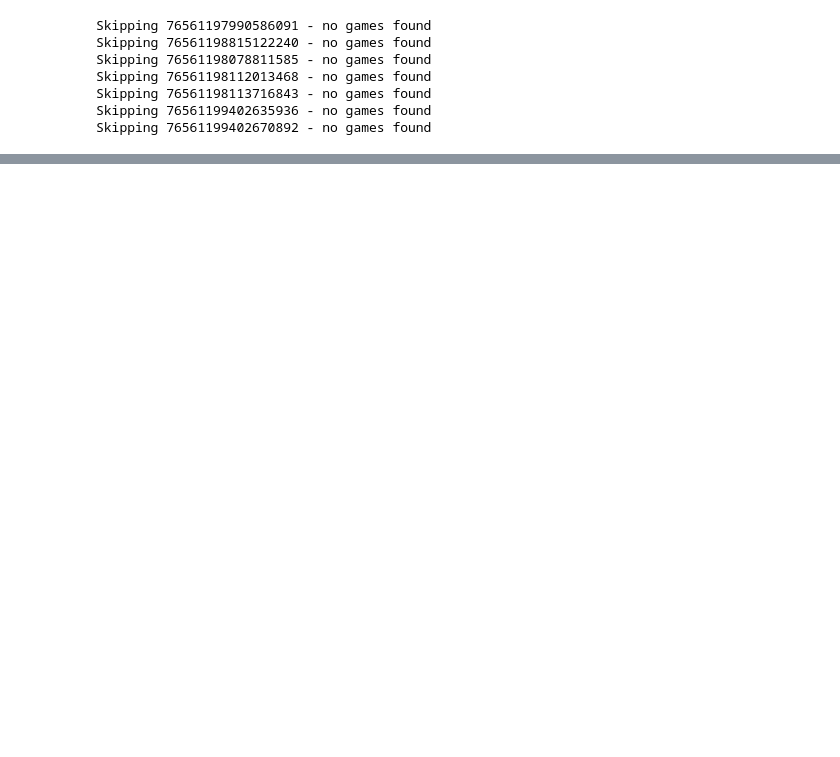
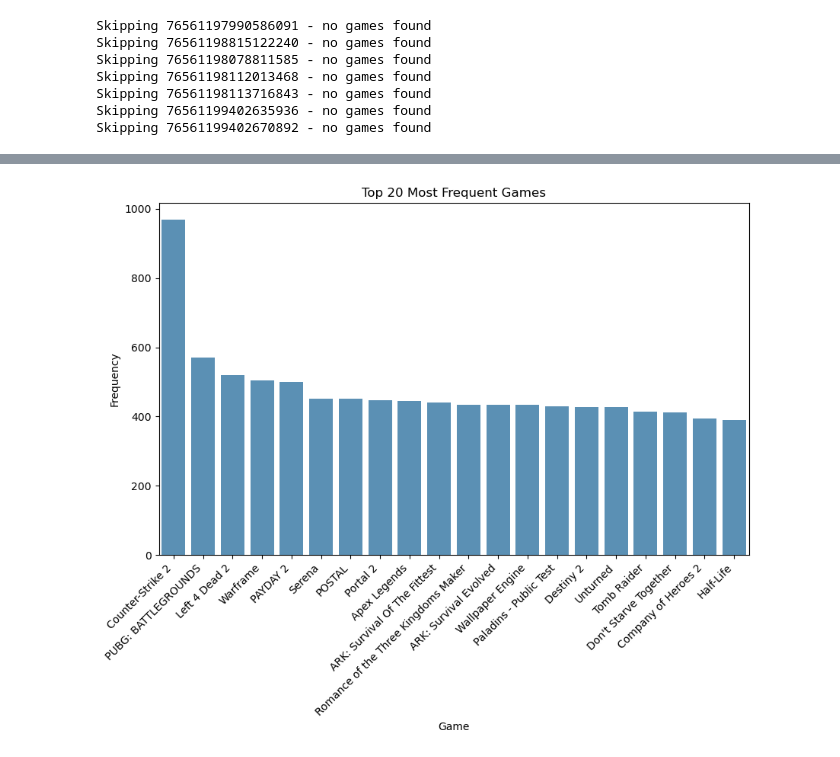
Before and after one commit to ldearlove/Digital-Futures-Capstone-Project, a Jupyter notebook: data_extraction.ipynb, the cells around one changed output, grey strips where cells are left out. Saved outputs shown, nothing was run; the diff lists cells and outputs as text; code cells hidden in the pictures; blank space fills up the shorter version.

Commit message:
add code for basic visualisations

```diff
--- a/data_extraction.ipynb
+++ b/data_extraction.ipynb
@@ -117,0 +124,6 @@ df
+# %%
+new_df = pd.melt(df, id_vars=['steam_id'], var_name='game', value_name='playtime')
+
+new_df = new_df.dropna(subset=['playtime'])
+
+new_df
@@ -117,0 +178,19 @@ df
+# %%
+# Plot a graph to see the most frequent games in the users' libraries
+game_counts = new_df['game'].value_counts().head(20)
+
+plt.figure(figsize=(10, 6))
+
+sns.barplot(x=game_counts.index, y=game_counts.values, alpha=0.8)
+
+plt.title('Top 20 Most Frequent Games')
+
+plt.xlabel('Game')
+plt.xticks(rotation=45, ha='right')
+
+plt.ylabel('Frequency')
+
+
+plt.show()
+# %% [output]
+[figure, added]
```
Also changed, not shown: parts of 12 cells of this notebook.
